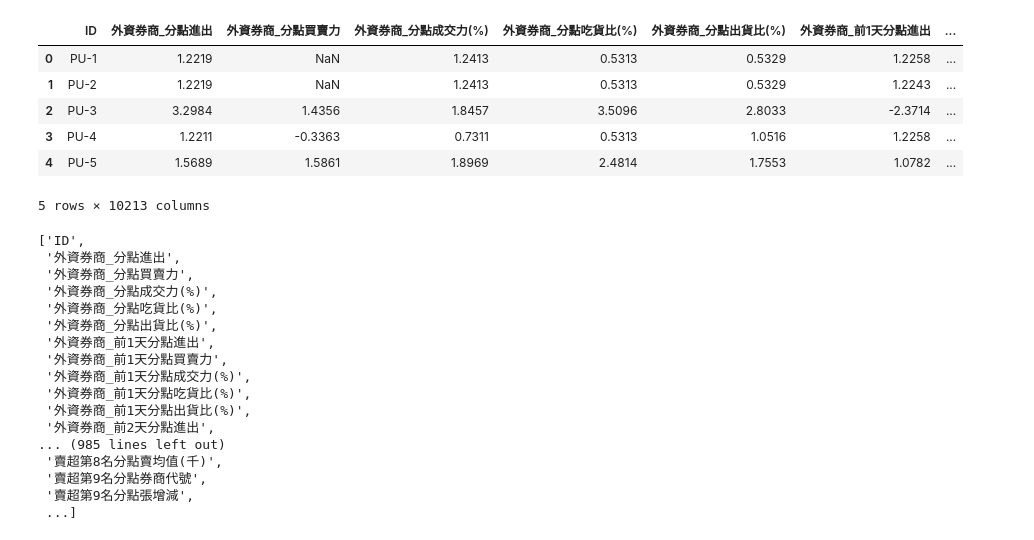
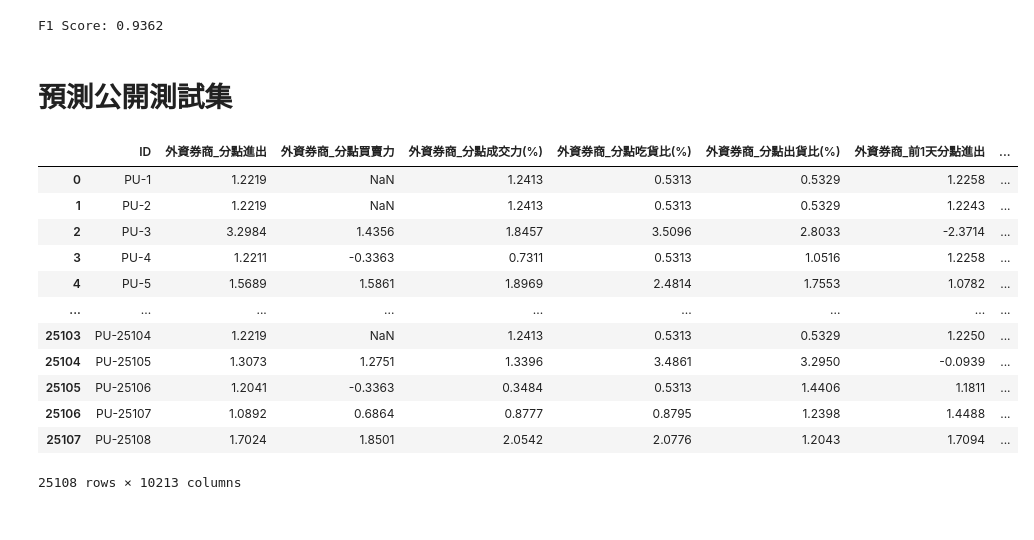
Before and after one commit to skywalker0803r/Theduelofstockgods, a Jupyter notebook: main.ipynb, the cells around one changed output. Drawn from its saved outputs; the diff is of its cells as text; code cells hidden in the pictures.

```diff
--- a/main.ipynb
+++ b/main.ipynb
@@ -14,31 +117,27 @@ df.head()
+# %%
+# 6. 預測與評估
+from sklearn.metrics import f1_score
+y_pred = model.predict(X_test_final)
+f1 = f1_score(y_test_final, y_pred)
+print(f"F1 Score: {f1:.4f}")
+# %% [output]
+F1 Score: 0.9362
+# %% [markdown]
+# 預測公開測試集
 # %%
-public_x = pd.read_csv('38_Public_Test_Set_and_Submmision_Template_V2/38_Public_Test_Set_and_Submmision_Template_V2/public_x.csv',nrows=10)
-public_x.head()
+pub_x = pd.read_csv('38_Public_Test_Set_and_Submmision_Template_V2/38_Public_Test_Set_and_Submmision_Template_V2/public_x.csv')
+pub_x
 # %% [output]
 |  | ID | 外資券商_分點進出 | 外資券商_分點買賣力 | 外資券商_分點成交力(%) | 外資券商_分點吃貨比(%) | 外資券商_分點出貨比(%) | 外資券商_前1天分點進出 | ... |
 | 0 | PU-1 | 1.2219 | NaN | 1.2413 | 0.5313 | 0.5329 | 1.2258 | ... |
 | 1 | PU-2 | 1.2219 | NaN | 1.2413 | 0.5313 | 0.5329 | 1.2243 | ... |
 | 2 | PU-3 | 3.2984 | 1.4356 | 1.8457 | 3.5096 | 2.8033 | -2.3714 | ... |
 | 3 | PU-4 | 1.2211 | -0.3363 | 0.7311 | 0.5313 | 1.0516 | 1.2258 | ... |
 | 4 | PU-5 | 1.5689 | 1.5861 | 1.8969 | 2.4814 | 1.7553 | 1.0782 | ... |
+| ... | ... | ... | ... | ... | ... | ... | ... | ... |
+| 25103 | PU-25104 | 1.2219 | NaN | 1.2413 | 0.5313 | 0.5329 | 1.2250 | ... |
+| 25104 | PU-25105 | 1.3073 | 1.2751 | 1.3396 | 3.4861 | 3.2950 | -0.0939 | ... |
+| 25105 | PU-25106 | 1.2041 | -0.3363 | 0.3484 | 0.5313 | 1.4406 | 1.1811 | ... |
+| 25106 | PU-25107 | 1.0892 | 0.6864 | 0.8777 | 0.8795 | 1.2398 | 1.4488 | ... |
+| 25107 | PU-25108 | 1.7024 | 1.8501 | 2.0542 | 2.0776 | 1.2043 | 1.7094 | ... |
-5 rows × 10213 columns
+25108 rows × 10213 columns
-# %%
-df.columns.tolist()
-# %% [output]
-['ID',
- '外資券商_分點進出',
- '外資券商_分點買賣力',
- '外資券商_分點成交力(%)',
- '外資券商_分點吃貨比(%)',
- '外資券商_分點出貨比(%)',
- '外資券商_前1天分點進出',
- '外資券商_前1天分點買賣力',
- '外資券商_前1天分點成交力(%)',
- '外資券商_前1天分點吃貨比(%)',
- '外資券商_前1天分點出貨比(%)',
- '外資券商_前2天分點進出',
-... (985 lines left out)
- '賣超第8名分點賣均值(千)',
- '賣超第9名分點券商代號',
- '賣超第9名分點張增減',
- ...]
```
Also changed, not shown: parts of 22 cells of this notebook.
